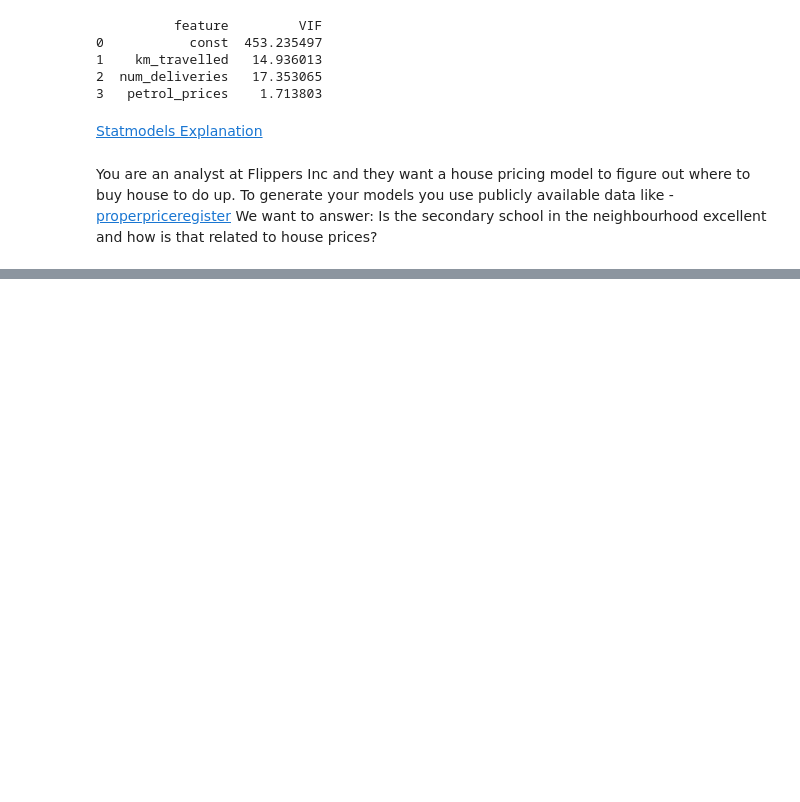
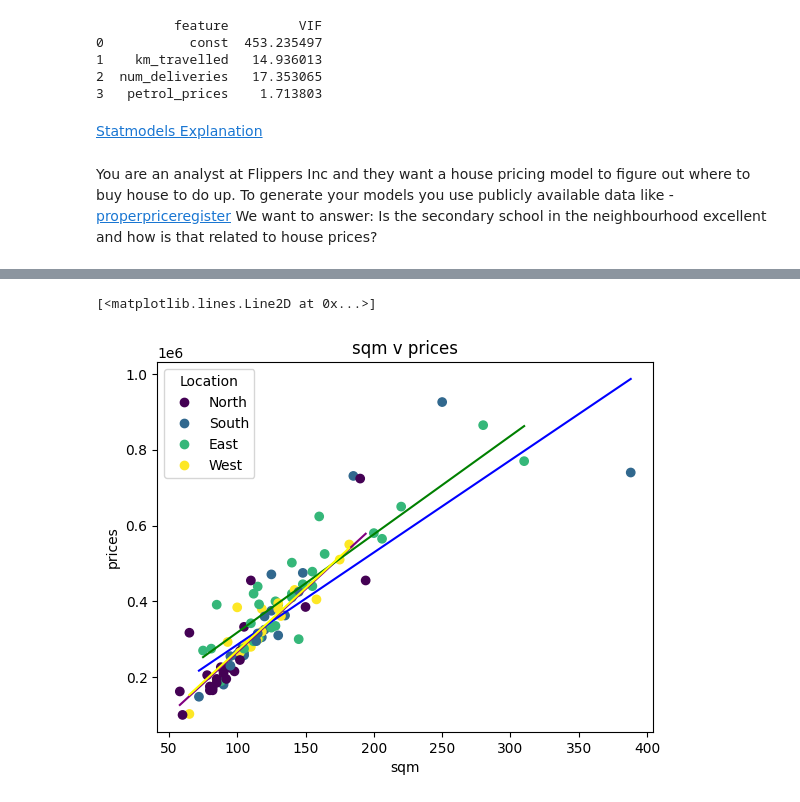
Before and after one commit to johnloane/sd4_dav_26, a Jupyter notebook: MLR/MLR_Fri.ipynb, the cells around one changed output, grey strips where cells are left out. Drawn from its saved outputs; the diff is of its cells as text; code cells hidden in the pictures; blank space fills up the shorter version.

```diff
--- a/MLR/MLR_Fri.ipynb
+++ b/MLR/MLR_Fri.ipynb
@@ -667,0 +834,48 @@ We want to answer: Is the secondary school in the neighbourhood excellent and ho
+# %%
+north_sqm = []
+north_price = []
+south_sqm = []
+south_price = []
+east_sqm = []
+east_price = []
+west_sqm = []
+west_price = []
+
+for i in range(len(location_quadrant)):
+    if location_quadrant[i] == 'N':
+        north_sqm.append(sq_meters[i])
+        north_price.append(prices[i])
+    elif location_quadrant[i] == 'S':
+        south_sqm.append(sq_meters[i])
+        south_price.append(prices[i])
+    elif location_quadrant[i] == 'E':
+        east_sqm.append(sq_meters[i])
+        east_price.append(prices[i])
+    else:
+        west_sqm.append(sq_meters[i])
+        west_price.append(prices[i])
+# %%
+labels = []
+for i in range(len(location_quadrant)):
+    if location_quadrant[i] == 'N':
+        labels.append(0)
+    elif location_quadrant[i] == 'S':
+        labels.append(1)
+    elif location_quadrant[i] == 'E':
+        labels.append(2)
+    else:
+        labels.append(3)
+# %%
+names = ["North", "South", "East", "West"]
+plt.title("sqm v prices")
+plt.xlabel("sqm")
+plt.ylabel("prices")
+scatter = plt.scatter(sq_meters, prices, c=labels)
+plt.legend(handles=scatter.legend_elements()[0], labels = names, title="Location")
+plt.plot(np.unique(north_sqm), np.poly1d(np.polyfit(north_sqm, north_price, 1))(np.unique(north_sqm)), color='purple')
+plt.plot(np.unique(south_sqm), np.poly1d(np.polyfit(south_sqm, south_price, 1))(np.unique(south_sqm)), color = 'blue')
+plt.plot(np.unique(east_sqm), np.poly1d(np.polyfit(east_sqm, east_price, 1))(np.unique(east_sqm)), color = 'green')
+plt.plot(np.unique(west_sqm), np.poly1d(np.polyfit(west_sqm, west_price, 1))(np.unique(west_sqm)), color='yellow')
+# %% [output]
+[<matplotlib.lines.Line2D at 0x...>]
+[figure, added]
```
Also changed, not shown: parts of 37 cells of this notebook, 1 other file.
